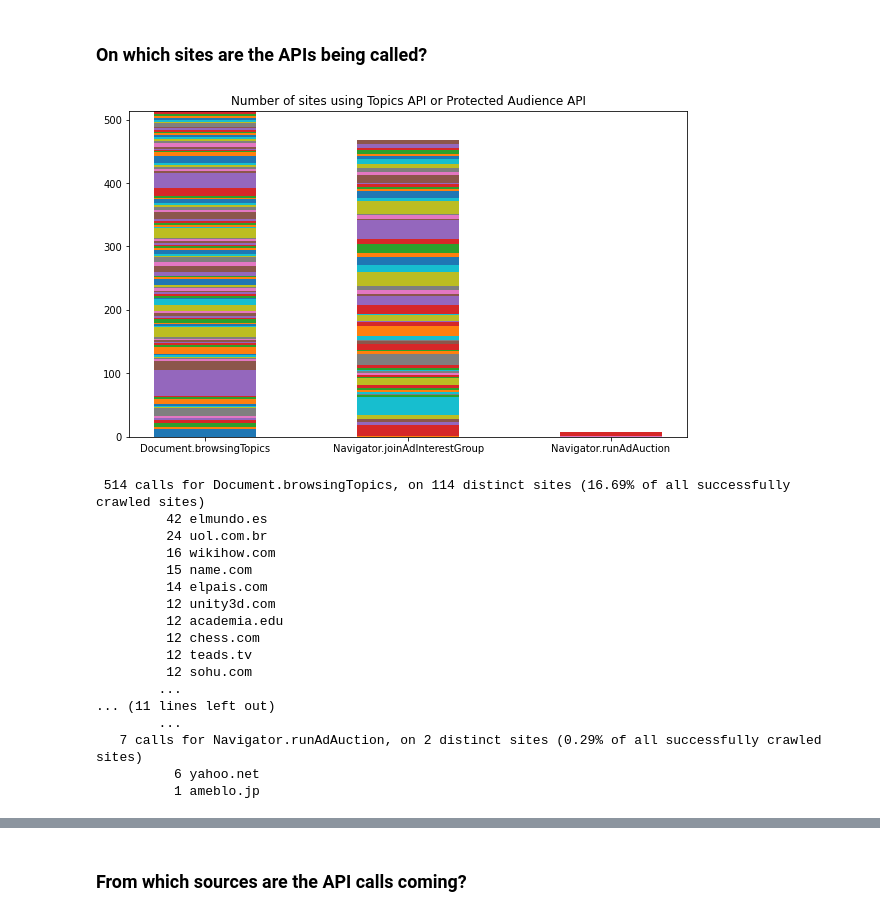
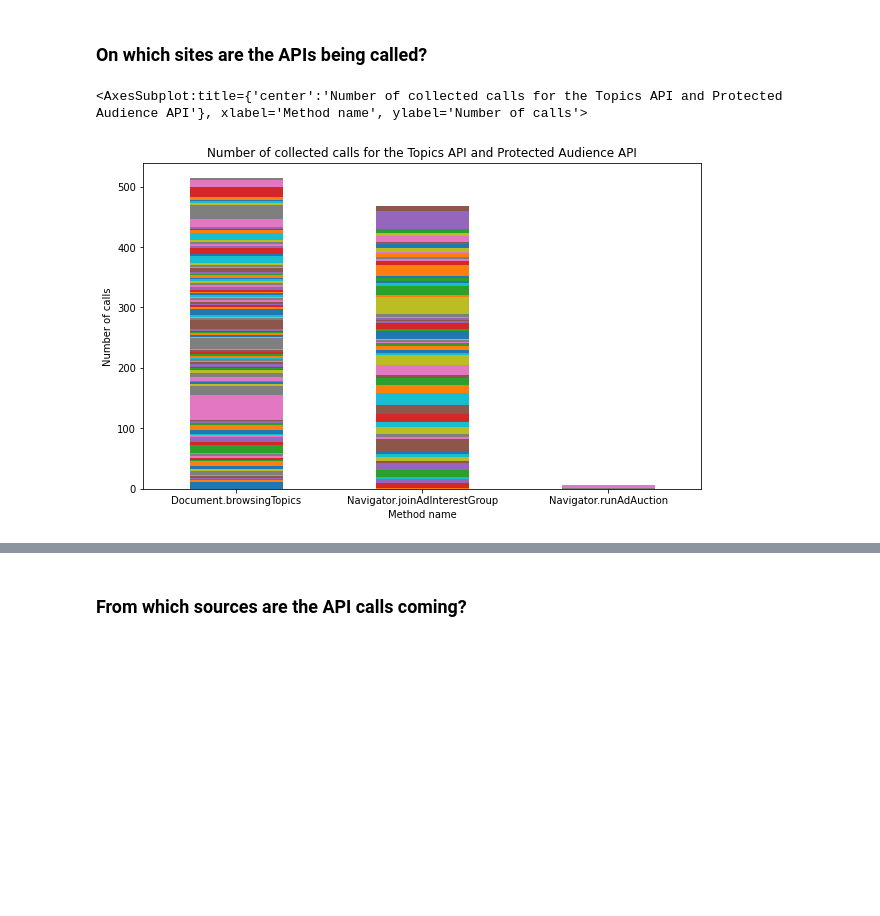
Before and after one commit to MichielP1807/tracker-radar-collector, a Jupyter notebook: post-processing/analysis.ipynb, the cells around one changed output, grey strips where cells are left out. Drawn from its saved outputs; the diff is of its cells as text; code cells hidden in the pictures; blank space fills up the shorter version.

```diff
--- a/post-processing/analysis.ipynb
+++ b/post-processing/analysis.ipynb
@@ -57,54 +84,15 @@ Number of timeouts: 67
 # %% [markdown]
 ### On which sites are the APIs being called?
-# %%
-first_encounter = {}
-types = saved_calls_sorted_by_type.keys()
-for i, (call_type, saved_calls) in enumerate(saved_calls_sorted_by_type.items()):
-    for call in saved_calls:
-        site = get_fld(call["initialUrl"])
-        if not site in first_encounter:
-            first_encounter[site] = np.zeros(len(types))
-        first_encounter[site][i] += 1
-
-width = 0.5
-
-fig, ax = plt.subplots(1, 1, figsize=(10,6))
-bottom = np.zeros(3)
-
-for site, nr_of_calls in first_encounter.items():
-    p = ax.bar(types, nr_of_calls, width, label=site, bottom=bottom)
-    bottom += nr_of_calls
-
-ax.set_title("Number of sites using Topics API or Protected Audience API")
-plt.show()
-
-for i, (call_type, saved_calls) in enumerate(saved_calls_sorted_by_type.items()):
-    all_sites = [get_fld(call["initialUrl"]) for call in saved_calls]
-    distinct_sites = sorted(set(all_sites), key=lambda d: all_sites.count(d), reverse=True)
-
-    percentage = len(distinct_sites) / successfully_crawled_sites * 100
-    print(BOLD("%4d calls for %s, on %d distinct sites (%.2f%% of all successfully crawled sites)"
-          % (len(saved_calls), call_type, len(distinct_sites), percentage)))
-    for site in distinct_sites[:10]:
-        print("\t%3d %s" % (first_encounter[site][i], site))
-    if len(distinct_sites) > 10:
-        print("\t...")
-# %% [output]
-[figure, removed]
- 514 calls for Document.browsingTopics, on 114 distinct sites (16.69% of all successfully crawled sites)
-         42 elmundo.es
-         24 uol.com.br
-         16 wikihow.com
-         15 name.com
-         14 elpais.com
-         12 unity3d.com
-         12 academia.edu
-         12 chess.com
-         12 teads.tv
-         12 sohu.com
-        ...
-... (11 lines left out)
-        ...
-   7 calls for Navigator.runAdAuction, on 2 distinct sites (0.29% of all successfully crawled sites)
-          6 yahoo.net
-          1 ameblo.jp
+# %%
+calls_df.groupby("description")["finalUrlFld"].value_counts().unstack().plot.bar(
+    stacked = True,
+    legend = False,
+    title = "Number of collected calls for the Topics API and Protected Audience API",
+    xlabel = "Method name",
+    ylabel = "Number of calls",
+    figsize = (10,6),
+    rot = 0
+)
+# %% [output]
+<AxesSubplot:title={'center':'Number of collected calls for the Topics API and Protected Audience API'}, xlabel='Method name', ylabel='Number of calls'>
+[figure, added]
```
Also changed, not shown: parts of 36 cells of this notebook.
